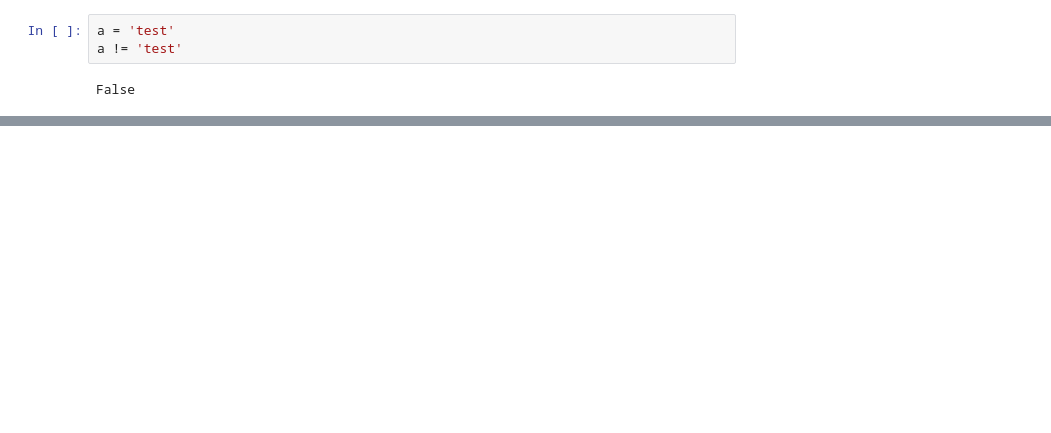
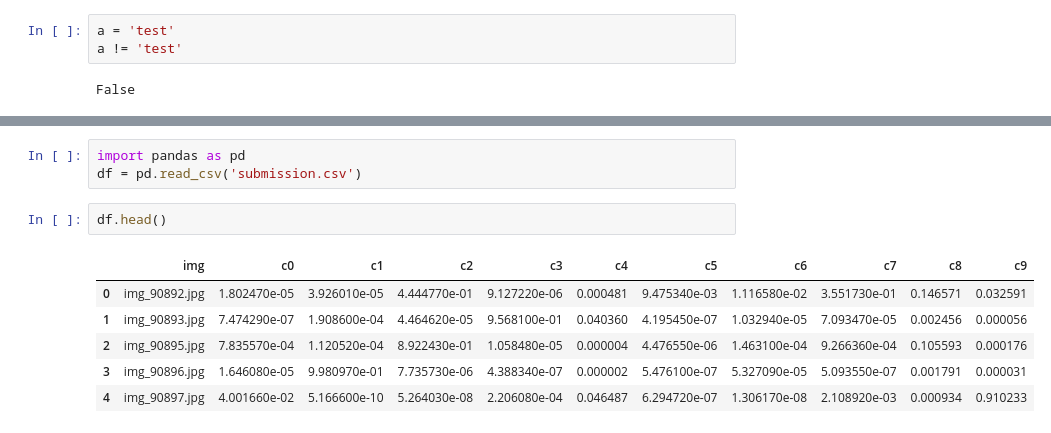
Before and after one commit to MingyiZhang/mlnd_mingyi, a Jupyter notebook: projects/capstone/drivers_floyd/test_loader.ipynb, the cells around one changed output, grey strips where cells are left out. Saved outputs shown, nothing was run; the diff lists cells and outputs as text; blank space fills up the shorter version.

```diff
--- a/projects/capstone/drivers_floyd/test_loader.ipynb
+++ b/projects/capstone/drivers_floyd/test_loader.ipynb
@@ -140,0 +357,12 @@ False
+# %%
+import pandas as pd
+df = pd.read_csv('submission.csv')
+# %%
+df.head()
+# %% [output]
+|  | img | c0 | c1 | c2 | c3 | c4 | c5 | c6 | c7 | c8 | c9 |
+| 0 | img_90892.jpg | 1.802470e-05 | 3.926010e-05 | 4.444770e-01 | 9.127220e-06 | 0.000481 | 9.475340e-03 | 1.116580e-02 | 3.551730e-01 | 0.146571 | 0.032591 |
+| 1 | img_90893.jpg | 7.474290e-07 | 1.908600e-04 | 4.464620e-05 | 9.568100e-01 | 0.040360 | 4.195450e-07 | 1.032940e-05 | 7.093470e-05 | 0.002456 | 0.000056 |
+| 2 | img_90895.jpg | 7.835570e-04 | 1.120520e-04 | 8.922430e-01 | 1.058480e-05 | 0.000004 | 4.476550e-06 | 1.463100e-04 | 9.266360e-04 | 0.105593 | 0.000176 |
+| 3 | img_90896.jpg | 1.646080e-05 | 9.980970e-01 | 7.735730e-06 | 4.388340e-07 | 0.000002 | 5.476100e-07 | 5.327090e-05 | 5.093550e-07 | 0.001791 | 0.000031 |
+| 4 | img_90897.jpg | 4.001660e-02 | 5.166600e-10 | 5.264030e-08 | 2.206080e-04 | 0.046487 | 6.294720e-07 | 1.306170e-08 | 2.108920e-03 | 0.000934 | 0.910233 |
```
Also changed, not shown: parts of 21 cells of this notebook.
